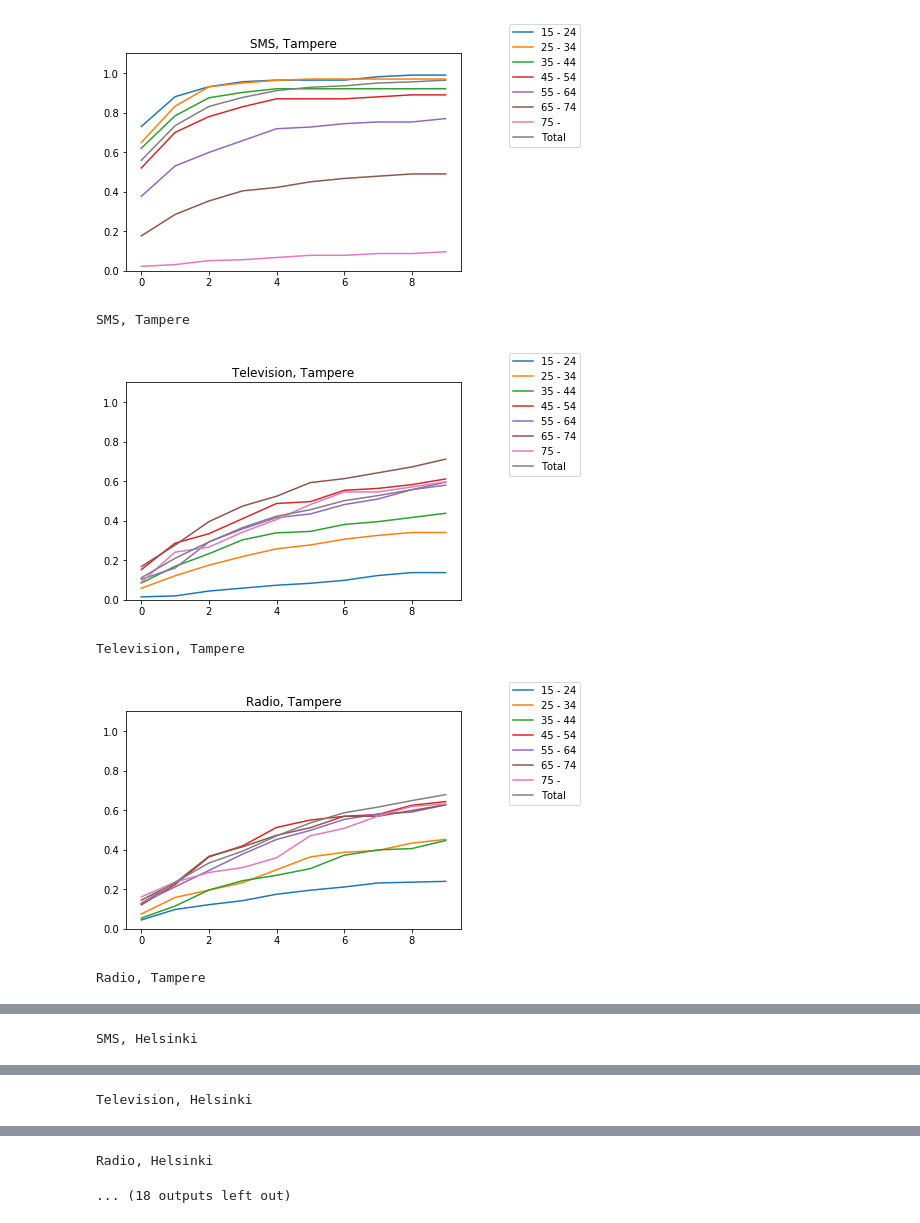
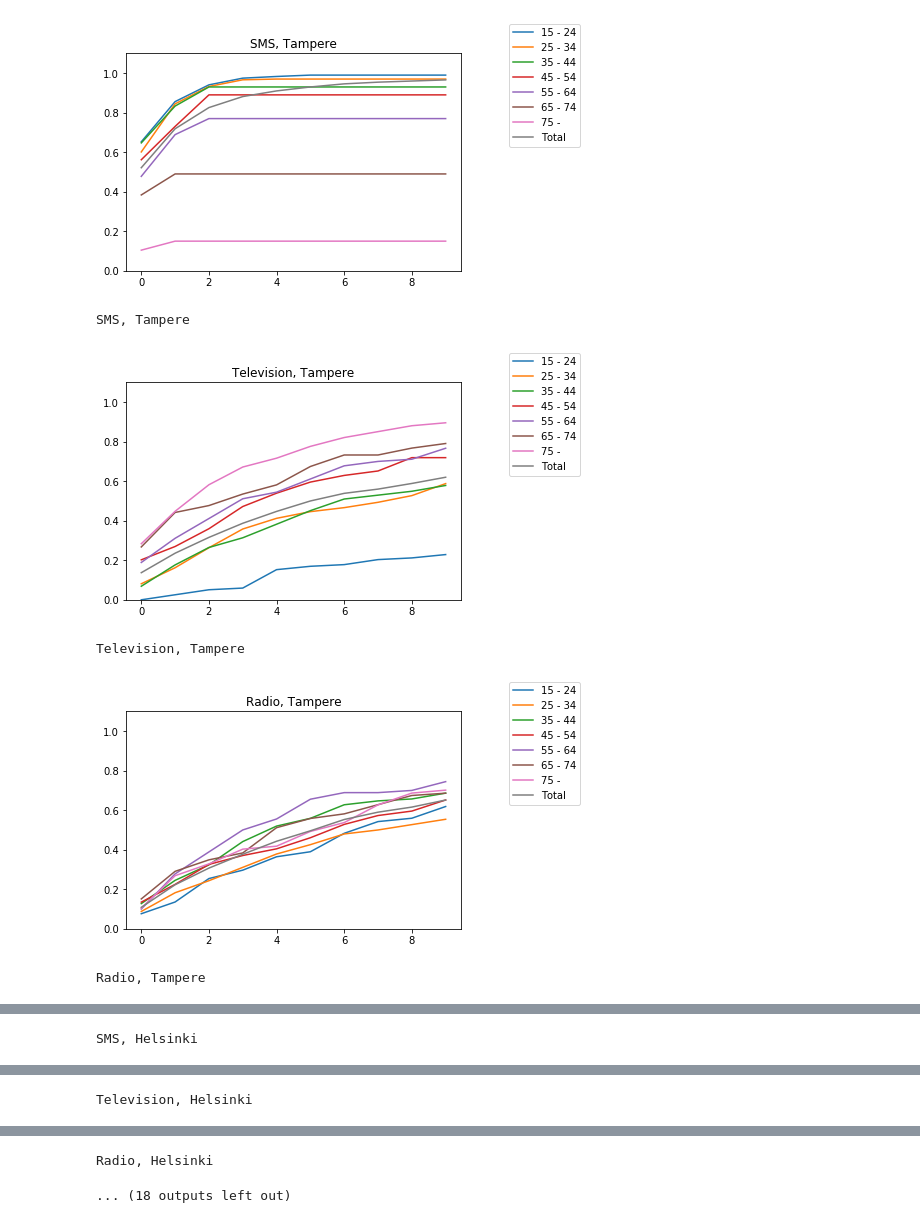
Before and after one commit to Mikko1o/EmergencyWarnings, a Jupyter notebook: simulation1.ipynb, the cells around one changed output, grey strips where cells are left out. Drawn from its saved outputs; the diff is of its cells as text; code cells hidden in the pictures.

```diff
--- a/simulation1.ipynb
+++ b/simulation1.ipynb
@@ -95,8 +95,7 @@ def simulate_radio(set_area, pop_size, steps):
         xx=0
         for x in groups:
             z = pop.loc[pop.Age == x, 'Population 2017'].iloc[0]
-            #results.loc[i, x] = df.loc[df.Age == x, 'reached'].sum()/z
-            results.loc[i, x] = np.minimum(df.loc[df.Age == x, 'reached'].sum()/z, (df.loc[df.Age == x, 'reached'].sum()/z)*reach_radio[xx])
+            results.loc[i, x] = df.loc[df.Age == x, 'reached'].sum()/z
             xx+=1
         results.loc[i, 'Total'] = df.reached.sum()/(pop['Population 2017'].sum())
 
@@ -180,7 +179,7 @@ def simulate_tv(set_area, pop_size, steps):
         xx=0
         for x in groups:
             z = pop.loc[pop.Age == x, 'Population 2017'].iloc[0]
-            results.loc[i, x] = np.minimum(df.loc[df.Age == x, 'reached'].sum()/z, (df.loc[df.Age == x, 'reached'].sum()/z)*reach_tv[xx])
+            results.loc[i, x] = df.loc[df.Age == x, 'reached'].sum()/z
             xx+=1
         results.loc[i, 'Total'] = df.reached.sum()/(pop['Population 2017'].sum())
 
@@ -259,7 +258,7 @@ def simulate_sms(set_area, pop_size, steps):
         for x in groups:
             z = pop.loc[pop.Age == x, 'Population 2017'].iloc[0]
             #results.loc[i, x] = df.loc[df.Age == x, 'reached'].sum()/z
-            results.loc[i, x] = np.minimum(df.loc[df.Age == x, 'reached'].sum()/z, (df.loc[df.Age == x, 'reached'].sum()/z)*reach_sms[xx])
+            results.loc[i, x] = np.minimum(df.loc[df.Age == x, 'reached'].sum()/z, reach_sms[xx])
             xx +=1
         results.loc[i, 'Total'] = df.reached.sum()/(pop['Population 2017'].sum())
 
@@ -269,35 +268,35 @@ def simulate_sms(set_area, pop_size, steps):
            bbox_transform=plt.gcf().transFigure)
     plt.title("SMS, " + str(set_area))
     plt.ylim(0.0,1.1)
     plt.savefig('plots\\phone_%s.png' % set_area, bbox_inches='tight')
     plt.show()
 
     #results.to_csv('phone_results.csv')
 
     print("SMS, " + str(set_area))
     #print(results)
     return results
 
 
 
 #simulate_sms('Tampere', 700, 10)
 
 #simulate_tv('Kajaani', 700, 10)
 
 #simulate_radio('Kajaani', 700, 10)
 res_sms = dict()
 res_tv = dict()
 res_radio = dict()
 areas = ['Tampere', 'Helsinki', 'Kajaani', 'Inari', 'Finland']
 
 for area in areas:
     res_sms[area] = simulate_sms(area, 700, 10)
     res_tv[area] = simulate_tv(area, 700, 10)
     res_radio[area] = simulate_radio(area, 700, 10)
 # %% [output]
-[figure, old version]
+[figure, new version]
 SMS, Tampere
-[figure, old version]
+[figure, new version]
 Television, Tampere
-[figure, old version]
+[figure, new version]
 Radio, Tampere
```
Also changed, not shown: parts of 2 cells of this notebook.
